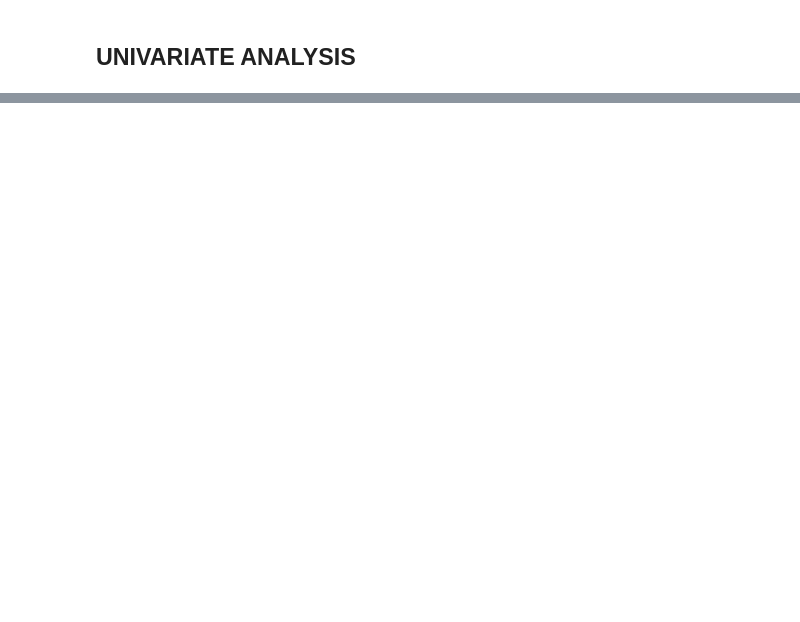
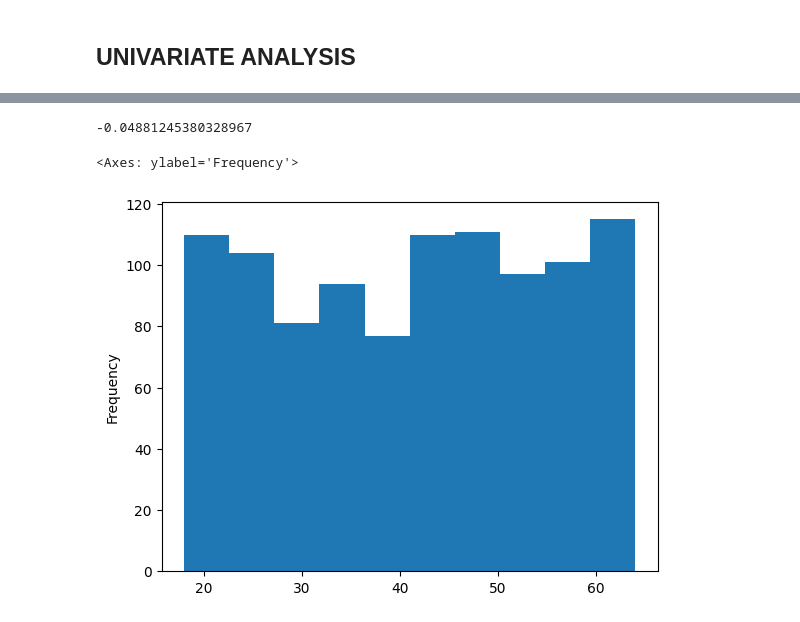
Before and after one commit to rajashreemunoli/2024_Women_Who_Code_Kaggle_EDA_Challenge, a Jupyter notebook: 2024-wwc-eda-challenge-retail-sales.ipynb, the cells around one changed output, grey strips where cells are left out. Cells and saved outputs as stored; diff of their text form; code cells hidden in the pictures; blank space fills up the shorter version.

```diff
--- a/2024-wwc-eda-challenge-retail-sales.ipynb
+++ b/2024-wwc-eda-challenge-retail-sales.ipynb
@@ -47,0 +166,10 @@ sales_data.describe()
+# %%
+sales_data['Age'].skew()
+# %% [output]
+-0.04881245380328967
+# %%
+#Not much variation in no. of transactions by Age. In line with describe method results
+sales_data['Age'].plot(kind='hist')
+# %% [output]
+<Axes: ylabel='Frequency'>
+[figure, added]
```
Also changed, not shown: parts of 20 cells of this notebook.
